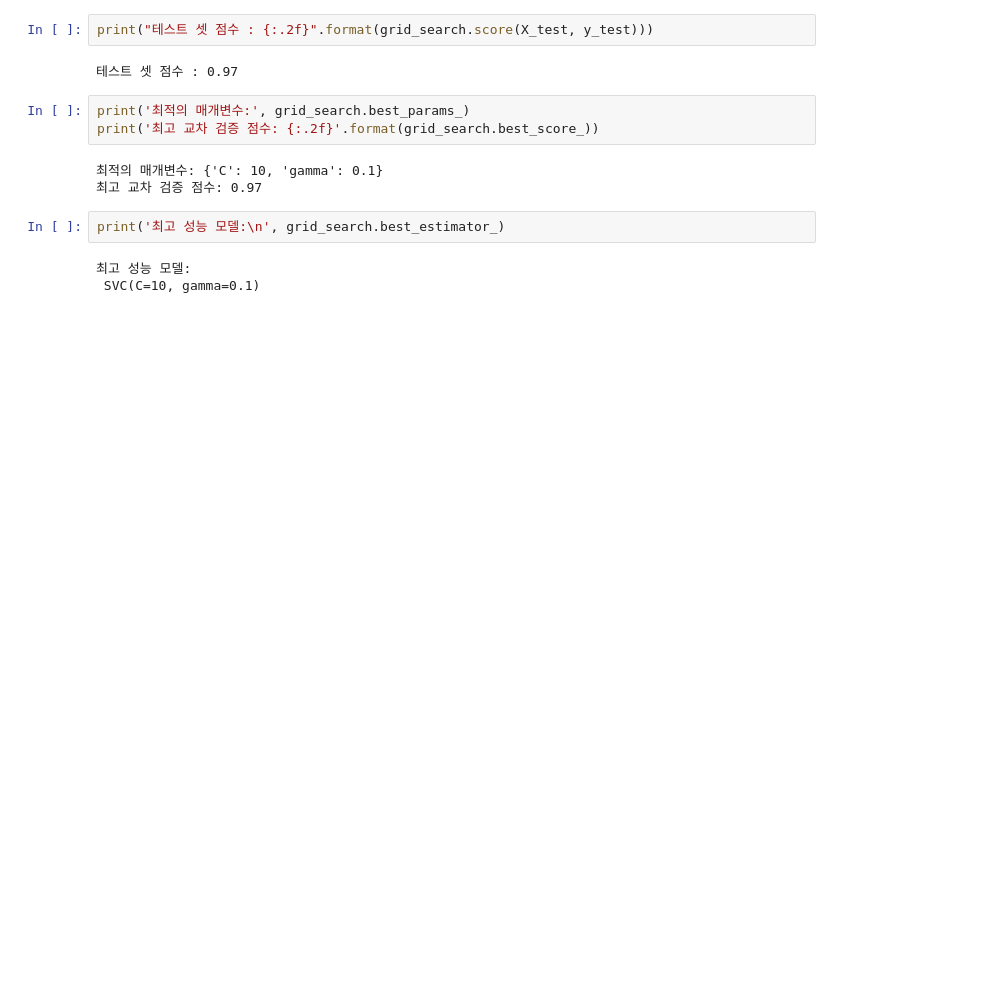
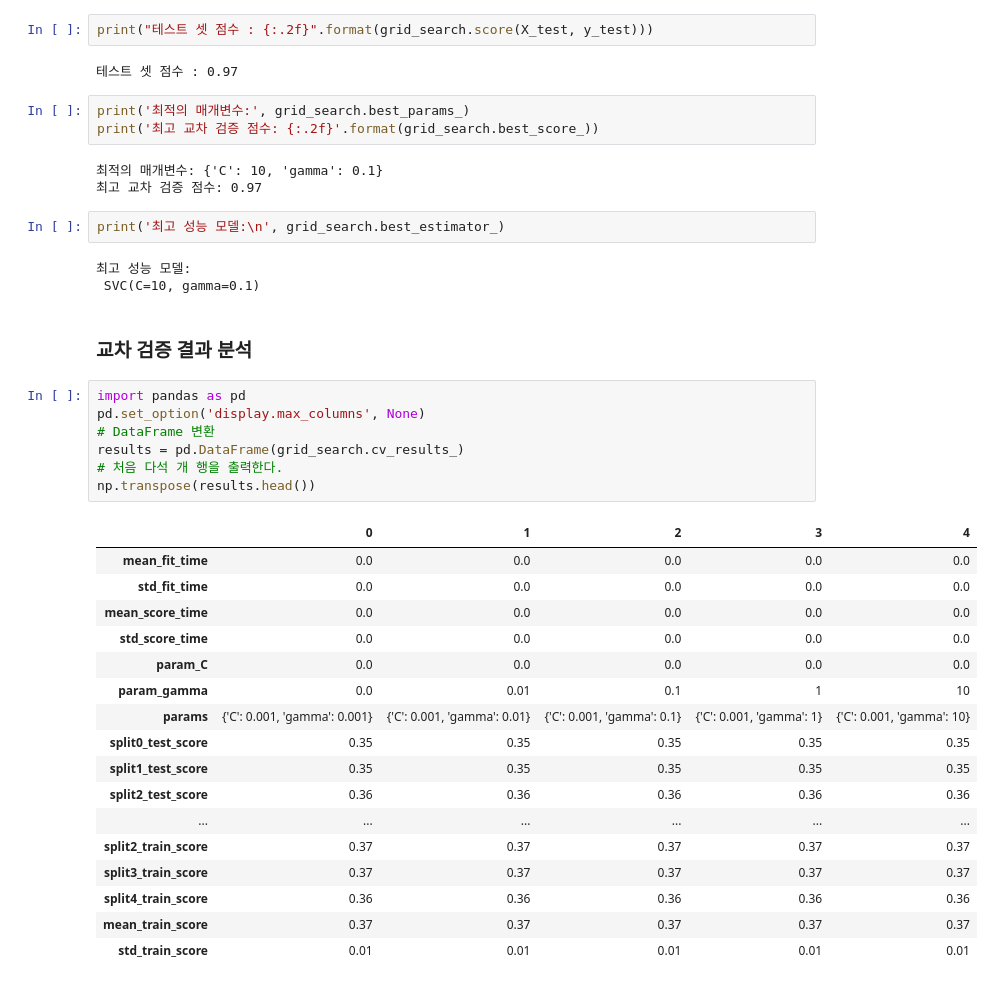
Before and after one commit to 201ssc/python_test1, a Jupyter notebook: 5_2_그리드_서치.ipynb, the cells around one changed output. Cells and saved outputs as stored; diff of their text form; blank space fills up the shorter version.

```diff
--- a/5_2_그리드_서치.ipynb
+++ b/5_2_그리드_서치.ipynb
@@ -233,3 +232,30 @@ print('최고 성능 모델:\n', grid_search.best_estimator_)
 # %% [output]
 최고 성능 모델:
  SVC(C=10, gamma=0.1)
+# %% [markdown]
+### 교차 검증 결과 분석
+# %%
+import pandas as pd
+pd.set_option('display.max_columns', None)
+# DataFrame 변환
+results = pd.DataFrame(grid_search.cv_results_)
+# 처음 다석 개 행을 출력한다.
+np.transpose(results.head())
+# %% [output]
+|  | 0 | 1 | 2 | 3 | 4 |
+| mean_fit_time | 0.0 | 0.0 | 0.0 | 0.0 | 0.0 |
+| std_fit_time | 0.0 | 0.0 | 0.0 | 0.0 | 0.0 |
+| mean_score_time | 0.0 | 0.0 | 0.0 | 0.0 | 0.0 |
+| std_score_time | 0.0 | 0.0 | 0.0 | 0.0 | 0.0 |
+| param_C | 0.0 | 0.0 | 0.0 | 0.0 | 0.0 |
+| param_gamma | 0.0 | 0.01 | 0.1 | 1 | 10 |
+| params | {'C': 0.001, 'gamma': 0.001} | {'C': 0.001, 'gamma': 0.01} | {'C': 0.001, 'gamma': 0.1} | {'C': 0.001, 'gamma': 1} | {'C': 0.001, 'gamma': 10} |
+| split0_test_score | 0.35 | 0.35 | 0.35 | 0.35 | 0.35 |
+| split1_test_score | 0.35 | 0.35 | 0.35 | 0.35 | 0.35 |
+| split2_test_score | 0.36 | 0.36 | 0.36 | 0.36 | 0.36 |
+| ... | ... | ... | ... | ... | ... |
+| split2_train_score | 0.37 | 0.37 | 0.37 | 0.37 | 0.37 |
+| split3_train_score | 0.37 | 0.37 | 0.37 | 0.37 | 0.37 |
+| split4_train_score | 0.36 | 0.36 | 0.36 | 0.36 | 0.36 |
+| mean_train_score | 0.37 | 0.37 | 0.37 | 0.37 | 0.37 |
+| std_train_score | 0.01 | 0.01 | 0.01 | 0.01 | 0.01 |
```
Also changed, not shown: parts of 10 cells of this notebook.
